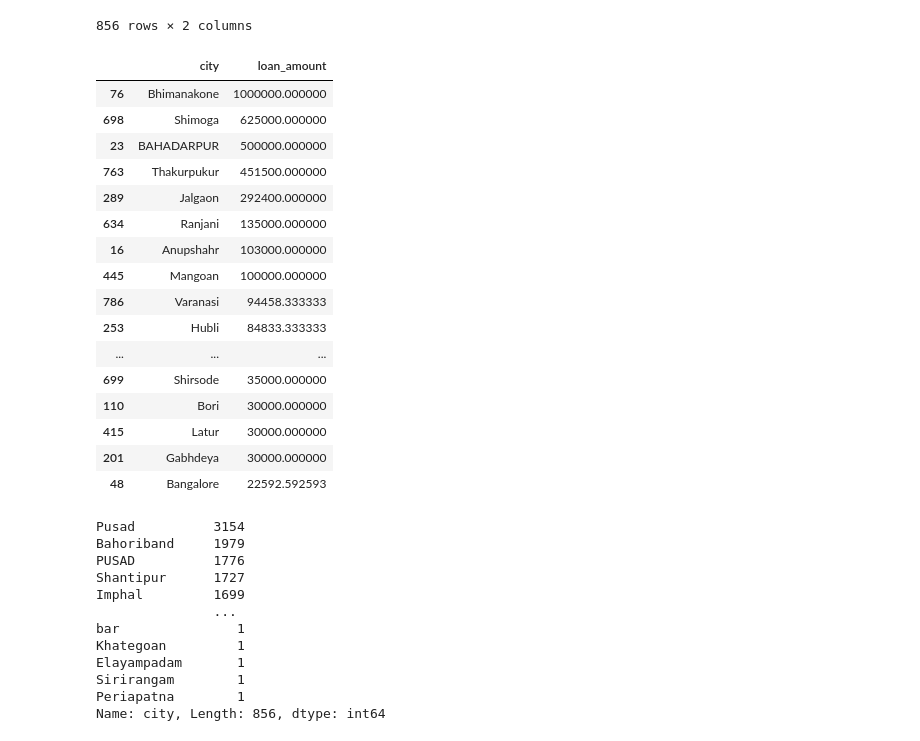
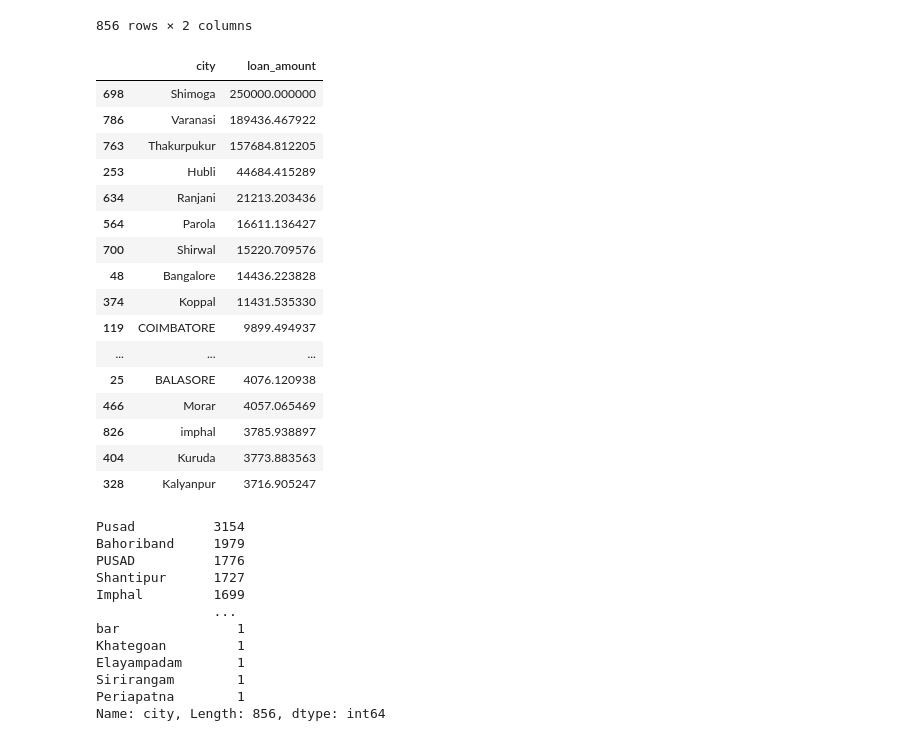
Before and after one commit to ck-unifr/loan_amount_prediction, a Jupyter notebook: loan_amount_prediction.ipynb, the cells around one changed output. Saved outputs shown, nothing was run; the diff lists cells and outputs as text; code cells hidden in the pictures.

```diff
--- a/loan_amount_prediction.ipynb
+++ b/loan_amount_prediction.ipynb
@@ -287,25 +375,25 @@ df.groupby(['city'])['loan_amount'].agg(np.mean).reset_index().sort_values(by='l
 | 71 | Bhataspada | 2000.000000 |
 856 rows × 2 columns
 # %%
-df.groupby(['city'])['loan_amount'].agg(np.mean).reset_index().sort_values(by='loan_amount', ascending=False).iloc[:20]
+df.groupby(['city'])['loan_amount'].agg(np.std).reset_index().sort_values(by='loan_amount', ascending=False).iloc[:20]
 # %% [output]
 |  | city | loan_amount |
-| 76 | Bhimanakone | 1000000.000000 |
-| 698 | Shimoga | 625000.000000 |
-| 23 | BAHADARPUR | 500000.000000 |
-| 763 | Thakurpukur | 451500.000000 |
-| 289 | Jalgaon | 292400.000000 |
-| 634 | Ranjani | 135000.000000 |
-| 16 | Anupshahr | 103000.000000 |
-| 445 | Mangoan | 100000.000000 |
-| 786 | Varanasi | 94458.333333 |
-| 253 | Hubli | 84833.333333 |
+| 698 | Shimoga | 250000.000000 |
+| 786 | Varanasi | 189436.467922 |
+| 763 | Thakurpukur | 157684.812205 |
+| 253 | Hubli | 44684.415289 |
+| 634 | Ranjani | 21213.203436 |
+| 564 | Parola | 16611.136427 |
+| 700 | Shirwal | 15220.709576 |
+| 48 | Bangalore | 14436.223828 |
+| 374 | Koppal | 11431.535330 |
+| 119 | COIMBATORE | 9899.494937 |
 | ... | ... | ... |
-| 699 | Shirsode | 35000.000000 |
-| 110 | Bori | 30000.000000 |
-| 415 | Latur | 30000.000000 |
-| 201 | Gabhdeya | 30000.000000 |
-| 48 | Bangalore | 22592.592593 |
+| 25 | BALASORE | 4076.120938 |
+| 466 | Morar | 4057.065469 |
+| 826 | imphal | 3785.938897 |
+| 404 | Kuruda | 3773.883563 |
+| 328 | Kalyanpur | 3716.905247 |
 # %%
 df['city'].value_counts()
 # %% [output]
```
Also changed, not shown: parts of 73 cells of this notebook.
